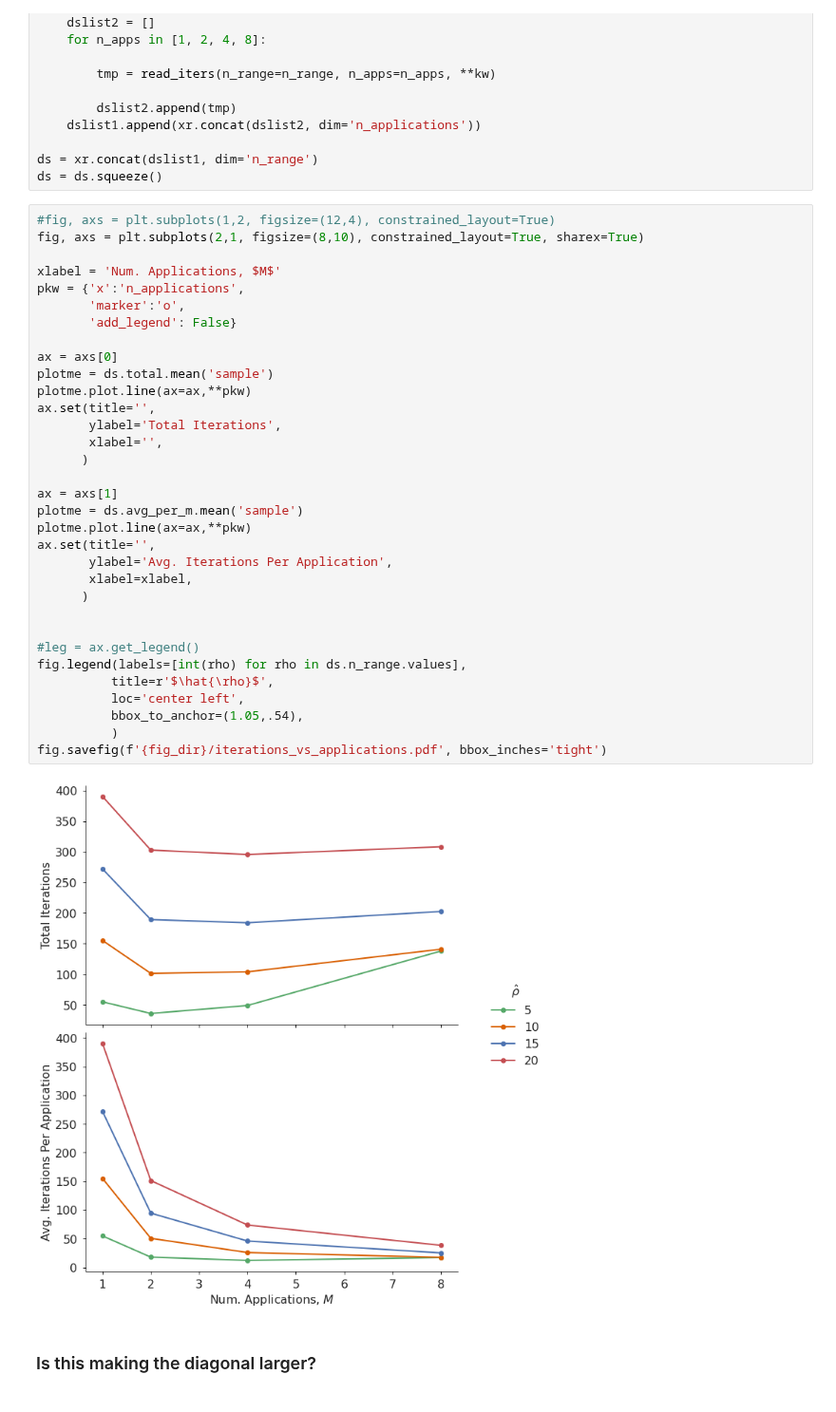
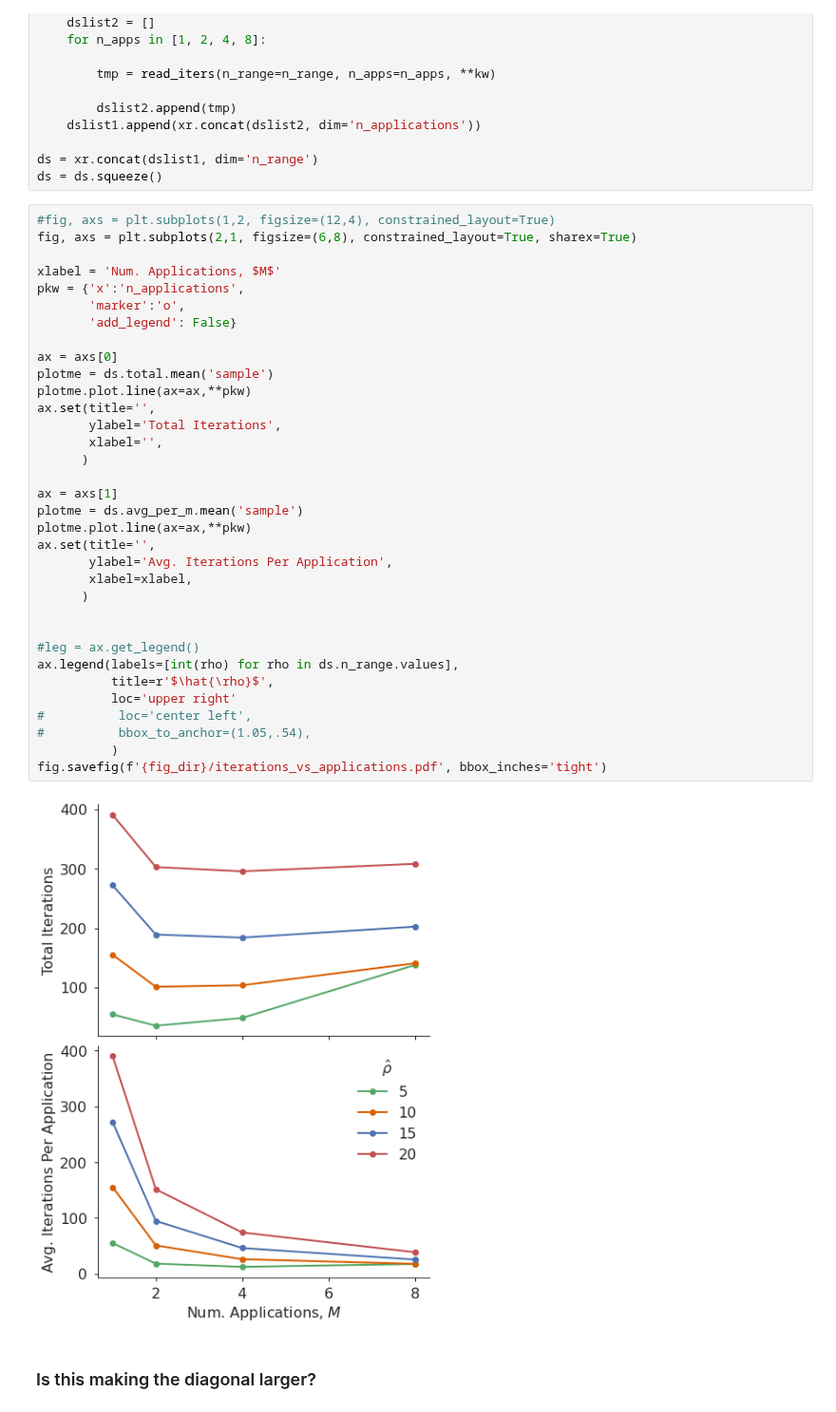
Before and after one commit to timothyas/generic-matern-covariance, a Jupyter notebook: src/plot_iterations_vs_applications.ipynb, the cells around one changed output. Shown at 95% size. Cells and saved outputs as stored; diff of their text form.

Commit message:
small figure updates

```diff
--- a/src/plot_iterations_vs_applications.ipynb
+++ b/src/plot_iterations_vs_applications.ipynb
@@ -56,39 +56,40 @@ ds = xr.concat(dslist1, dim='n_range')
 ds = ds.squeeze()
 # %%
 #fig, axs = plt.subplots(1,2, figsize=(12,4), constrained_layout=True)
-fig, axs = plt.subplots(2,1, figsize=(8,10), constrained_layout=True, sharex=True)
+fig, axs = plt.subplots(2,1, figsize=(6,8), constrained_layout=True, sharex=True)
 
 xlabel = 'Num. Applications, $M$'
 pkw = {'x':'n_applications',
        'marker':'o',
        'add_legend': False}
 
 ax = axs[0]
 plotme = ds.total.mean('sample')
 plotme.plot.line(ax=ax,**pkw)
 ax.set(title='',
        ylabel='Total Iterations',
        xlabel='',
       )
 
 ax = axs[1]
 plotme = ds.avg_per_m.mean('sample')
 plotme.plot.line(ax=ax,**pkw)
 ax.set(title='',
        ylabel='Avg. Iterations Per Application',
        xlabel=xlabel,
       )
 
 
 #leg = ax.get_legend()
-fig.legend(labels=[int(rho) for rho in ds.n_range.values],
+ax.legend(labels=[int(rho) for rho in ds.n_range.values],
           title=r'$\hat{\rho}$',
-          loc='center left',
-          bbox_to_anchor=(1.05,.54),
+          loc='upper right'
+#          loc='center left',
+#          bbox_to_anchor=(1.05,.54),
           )
 fig.savefig(f'{fig_dir}/iterations_vs_applications.pdf', bbox_inches='tight')
 # %% [output]
-[figure, old version]
+[figure, new version]
 # %% [markdown]
 ### Is this making the diagonal larger?
 # %%
```
Also changed, not shown: 6 other files.
